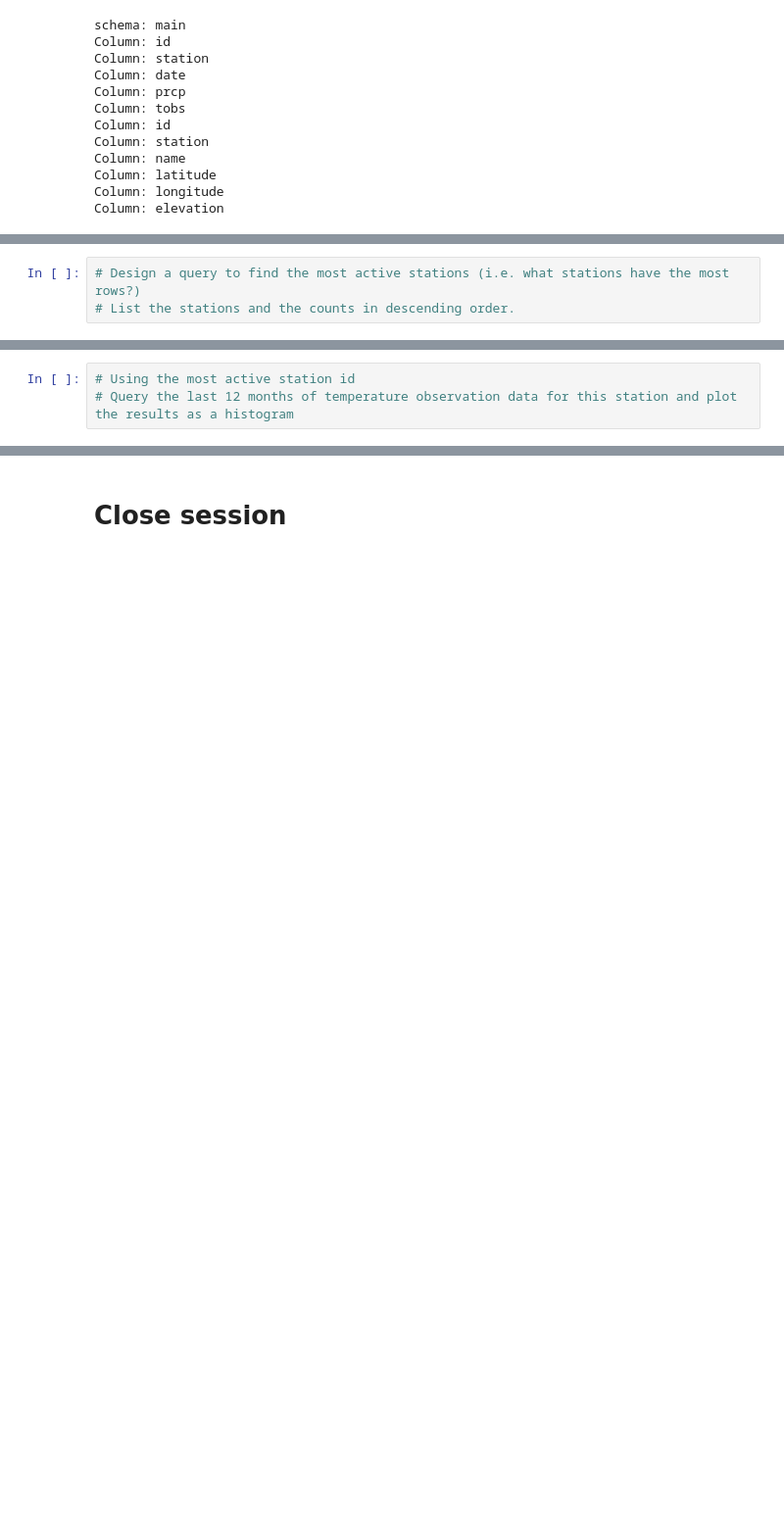
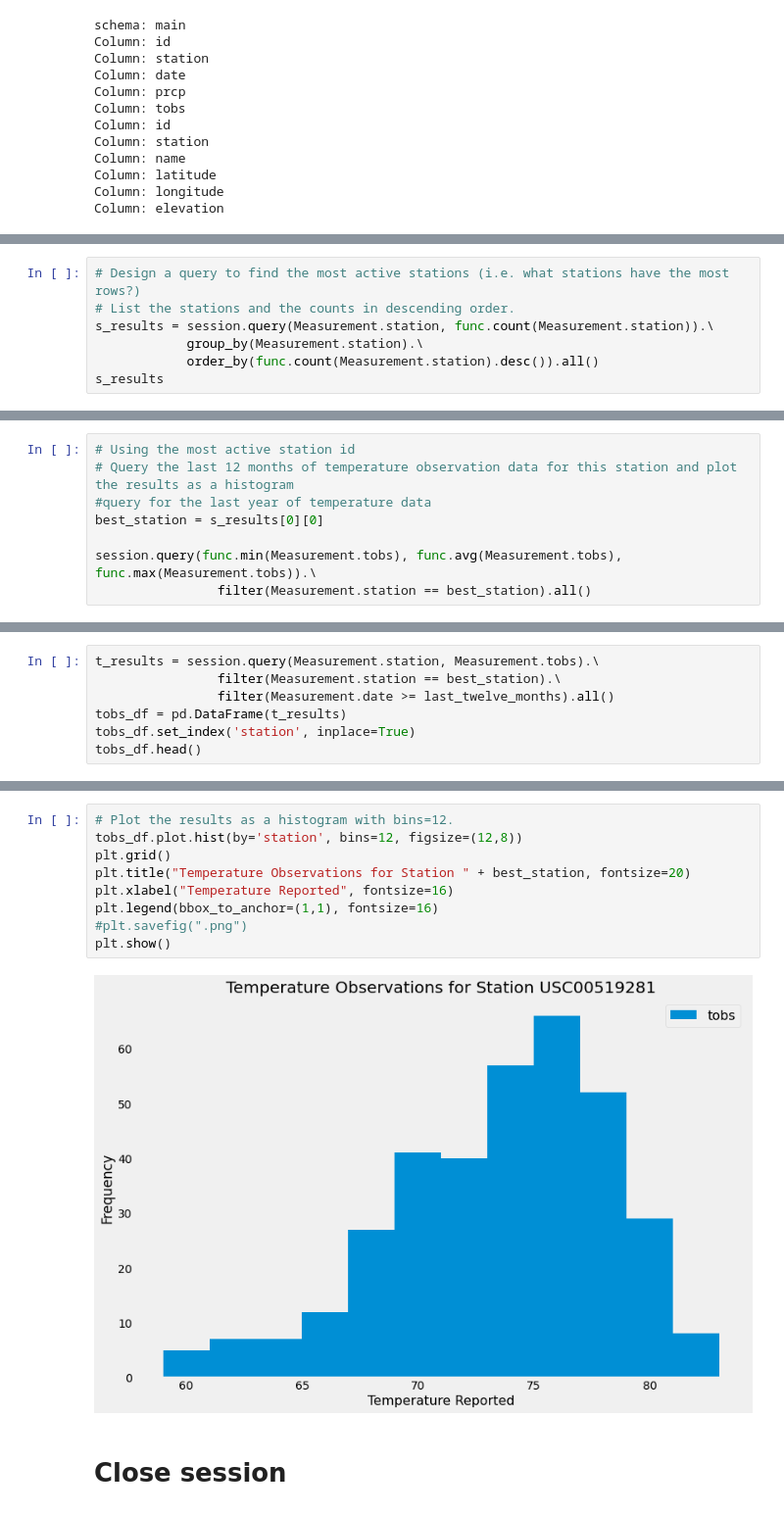
Before and after one commit to tmsteph/sqlalchemy-challenge, a Jupyter notebook: climate_starter.ipynb, the cells around one changed output, grey strips where cells are left out. Shown: that part at 98% size. Cells and saved outputs as stored; diff of their text form; blank space fills up the shorter version.

```diff
--- a/climate_starter.ipynb
+++ b/climate_starter.ipynb
@@ -96,3 +147,7 @@ Column: elevation
 # %%
 # Design a query to find the most active stations (i.e. what stations have the most rows?)
 # List the stations and the counts in descending order.
+s_results = session.query(Measurement.station, func.count(Measurement.station)).\
+            group_by(Measurement.station).\
+            order_by(func.count(Measurement.station).desc()).all()
+s_results
@@ -101,3 +172,8 @@ Column: elevation
 # %%
 # Using the most active station id
 # Query the last 12 months of temperature observation data for this station and plot the results as a histogram
+#query for the last year of temperature data
+best_station = s_results[0][0]
+
+session.query(func.min(Measurement.tobs), func.avg(Measurement.tobs), func.max(Measurement.tobs)).\
+                filter(Measurement.station == best_station).all()
@@ -103,0 +182,7 @@ Column: elevation
+# %%
+t_results = session.query(Measurement.station, Measurement.tobs).\
+                filter(Measurement.station == best_station).\
+                filter(Measurement.date >= last_twelve_months).all()
+tobs_df = pd.DataFrame(t_results)
+tobs_df.set_index('station', inplace=True)
+tobs_df.head()
@@ -104,3 +197,14 @@ Column: elevation
+# %%
+# Plot the results as a histogram with bins=12.
+tobs_df.plot.hist(by='station', bins=12, figsize=(12,8))
+plt.grid()
+plt.title("Temperature Observations for Station " + best_station, fontsize=20)
+plt.xlabel("Temperature Reported", fontsize=16)
+plt.legend(bbox_to_anchor=(1,1), fontsize=16)
+#plt.savefig(".png")
+plt.show()
+# %% [output]
+[figure, added]
 # %% [markdown]
 # Close session
 # %%
```
Also changed, not shown: parts of 20 cells of this notebook, 1 other file.
